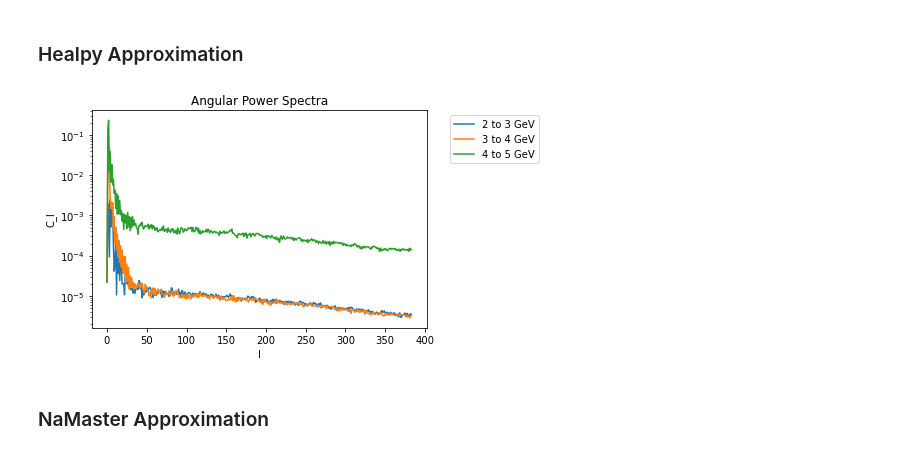
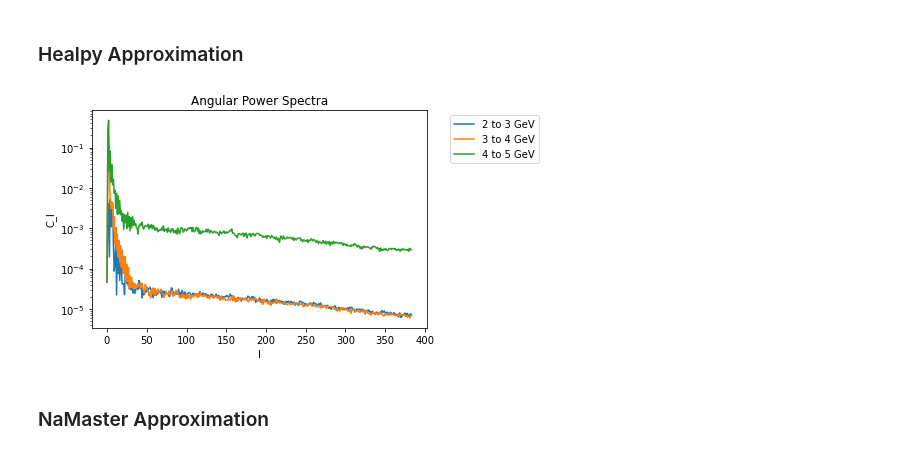
Before and after one commit to BenGPatterson/NeutrinoCrossCorrelations, a Jupyter notebook: MainCode.ipynb, the cells around one changed output. Cells and saved outputs as stored; diff of their text form; code cells hidden in the pictures.

```diff
--- a/MainCode.ipynb
+++ b/MainCode.ipynb
@@ -29,8 +29,8 @@ if ICDataset == 3:
     ICAeffOrderFiles = [0,1,2] #converts alphanumeric order to chronological order
     ICAeffMinECol = 'E_min[GeV]' #name of min energy column in Aeff table
     ICAeffMaxECol = 'E_max[GeV]' #name of max energy column in Aeff table
-    ICAeffMinZenCol = 'cos(zenith)_min' #name of min cos(zenith) column in Aeff table
-    ICAeffMaxZenCol = 'cos(zenith)_max' #name of max cos(zenith) column in Aeff table
+    ICAeffMinDecCol = 'cos(zenith)_min' #name of min cos(zenith) column in Aeff table
+    ICAeffMaxDecCol = 'cos(zenith)_max' #name of max cos(zenith) column in Aeff table
     ICAeffCol = 'Aeff[m^2]' #name of Aeff column in Aeff table
     ICAeffUnits = 1 #factor to convert Aeff to m^2
 elif ICDataset == 10:
@@ -42,8 +42,8 @@ elif ICDataset == 10:
     ICAeffOrderFiles = [0,1,2,4,3] #converts alphanumeric order to chronological order
     ICAeffMinECol = 'log10(E_nu/GeV)_min' #name of min energy column in Aeff table
     ICAeffMaxECol = 'log10(E_nu/GeV)_max' #name of max energy column in Aeff table
-    ICAeffMinZenCol = 'Dec_nu_min[deg]' #name of min declination column in Aeff table
-    ICAeffMaxZenCol = 'Dec_nu_max[deg]' #name of max declination column in Aeff table
+    ICAeffMinDecCol = 'Dec_nu_min[deg]' #name of min declination column in Aeff table
+    ICAeffMaxDecCol = 'Dec_nu_max[deg]' #name of max declination column in Aeff table
     ICAeffCol = 'A_Eff[cm^2]' #name of Aeff column in Aeff table
     ICAeffUnits = 0.0001 #factor to convert Aeff to m^2
 else:
@@ -181,16 +181,16 @@ def AeffLookup(AeffTbl, E, Zen, DatasetYrs = ICDataset, AeffMinECol = ICAeffMinE
 ## Weighted Effective Area
 # %%
 def WeightedEffArea(AeffTbl, WideELower, WideEUpper, theta, alpha = ESpectralIndex,
-                    DatasetYrs = ICDataset, AeffMinZenCol = ICAeffMinZenCol,
-                    AeffMaxZenCol = ICAeffMaxZenCol, AeffMinECol = ICAeffMinECol,
+                    DatasetYrs = ICDataset, AeffMinDecCol = ICAeffMinDecCol,
+                    AeffMaxDecCol = ICAeffMaxDecCol, AeffMinECol = ICAeffMinECol,
                     AeffMaxECol = ICAeffMaxECol):
     #AeffTbl - effective area table to use
     #WideELower - lower energy band of bin
     #WideEUpper - upper energy band of bin
-    #theta - zenith angle(input in degrees)
+    #theta - declination angle(input in degrees)
     #alpha - energy spectral index of events
     #DatasetYrs - years of dataset (3 or 10)
-    #AeffMinZenCol, AeffMaxZenCol - min/max zenith/declination column header in Aeff tables
+    #AeffMinDecCol, AeffMaxDecCol - min/max zenith/declination column header in Aeff tables
     #AeffMinECol, AeffMaxECol - min/max energy column header in Aeff tables
 
     #finds energy bounds of table
@@ -227,9 +227,9 @@ def WeightedEffArea(AeffTbl, WideELower, WideEUpper, theta, alpha = ESpectralInd
 # %%
 if ImportWeightedAeffMap == False:
 
-    #finds all zenith angles in healpy map and removes duplicates
-    HealpyAllZenVals = hp.pix2ang(NSIDE, np.arange(NPIX), lonlat = True)[1] + 90
-    HealpyZenVals = np.array(list(OrderedDict.fromkeys(HealpyAllZenVals)))
+    #finds all declination angles in healpy map and removes duplicates
+    HealpyAllDecVals = hp.pix2ang(NSIDE, np.arange(NPIX), lonlat = True)[1]
+    HealpyDecVals = np.array(list(OrderedDict.fromkeys(HealpyAllDecVals)))
 
     WeightedAeffTbl = []
 
@@ -242,15 +242,15 @@ if ImportWeightedAeffMap == False:
 
             WeightedAeffTblCol = []
 
-            for k in range(len(HealpyZenVals)): #checks each zenith value and adds to new column
+            for k in range(len(HealpyDecVals)): #checks each declination value and adds to new column
 
                 #finds corresponding weighted effective area
                 WeightedAeffTblCol.append(WeightedEffArea(ICAeffList[j], ICEMapBands[i][0],
-                                                          ICEMapBands[i][1], HealpyZenVals[k]))
+                                                          ICEMapBands[i][1], HealpyDecVals[k]))
 
             #creates new table containing Aeff values
-            WeightedAeffTbl[i].append(QTable([HealpyZenVals, WeightedAeffTblCol],
-                                      names = ('Zenith[deg]', 'Aeff[m^2]')))
+            WeightedAeffTbl[i].append(QTable([HealpyDecVals, WeightedAeffTblCol],
+                                      names = ('Dec[deg]', 'Aeff[m^2]')))
 
             print(f'Table {i*len(ICAeffList)+j+1} out of {len(ICEMapBands)*len(ICAeffList)} generated.')
 # %%
@@ -267,16 +267,16 @@ if ImportWeightedAeffMap == False:
 
             WeightedAeffMap[i].append(np.ones(NPIX)) #creates base map
 
-            #finds zenith of this pixel
-            MapZen = 90 + hp.pix2ang(NSIDE, np.arange(NPIX), lonlat = True)[1]
+            #finds declination of this pixel
+            MapDec = hp.pix2ang(NSIDE, np.arange(NPIX), lonlat = True)[1]
 
             #finds index of this angle in lookup table
-            MapZenIndices = []
-            for k in range(len(MapZen)):
-                MapZenIndices.append(np.where(WeightedAeffTbl[i][j]['Zenith[deg]'] == MapZen[k])[0])
+            MapDecIndices = []
+            for k in range(len(MapDec)):
+                MapDecIndices.append(np.where(WeightedAeffTbl[i][j]['Dec[deg]'] == MapDec[k])[0])
 
             #looks up weighted effective area for this pixel
-            WeightedAeffMap[i][j] = np.transpose(WeightedAeffTbl[i][j]['Aeff[m^2]'][MapZenIndices])[0]
+            WeightedAeffMap[i][j] = np.transpose(WeightedAeffTbl[i][j]['Aeff[m^2]'][MapDecIndices])[0]
 
             #plots map
             if PlotWeightedAeffMap == True:
@@ -533,21 +533,21 @@ plt.show()
 # %%
 #uses healpy function anafast to approximate c_l values
 ICHealpyCl = []
 for i in MapArray:
-    ICHealpyCl.append(hp.anafast(i))
+    ICHealpyCl.append(hp.anafast(i)/ICf_sky)
 
 #plots angular power spectra from these c_l values
 plt.yscale('log')
 for i in range(len(MapArray)):
     plt.plot(np.arange(0,len(ICHealpyCl[i])), ICHealpyCl[i],
              label = f'{ICEMapBands[i][0]} to {ICEMapBands[i][1]} GeV')
 plt.title('Angular Power Spectra')
 plt.xlabel('l')
 plt.ylabel('C_l')
 plt.legend(bbox_to_anchor = (1.35, 1))
 plt.show()
 # %% [output]
-[figure, old version]
+[figure, new version]
 # %% [markdown]
 ### NaMaster Approximation
 # %%
```
Also changed, not shown: parts of 14 cells of this notebook.
